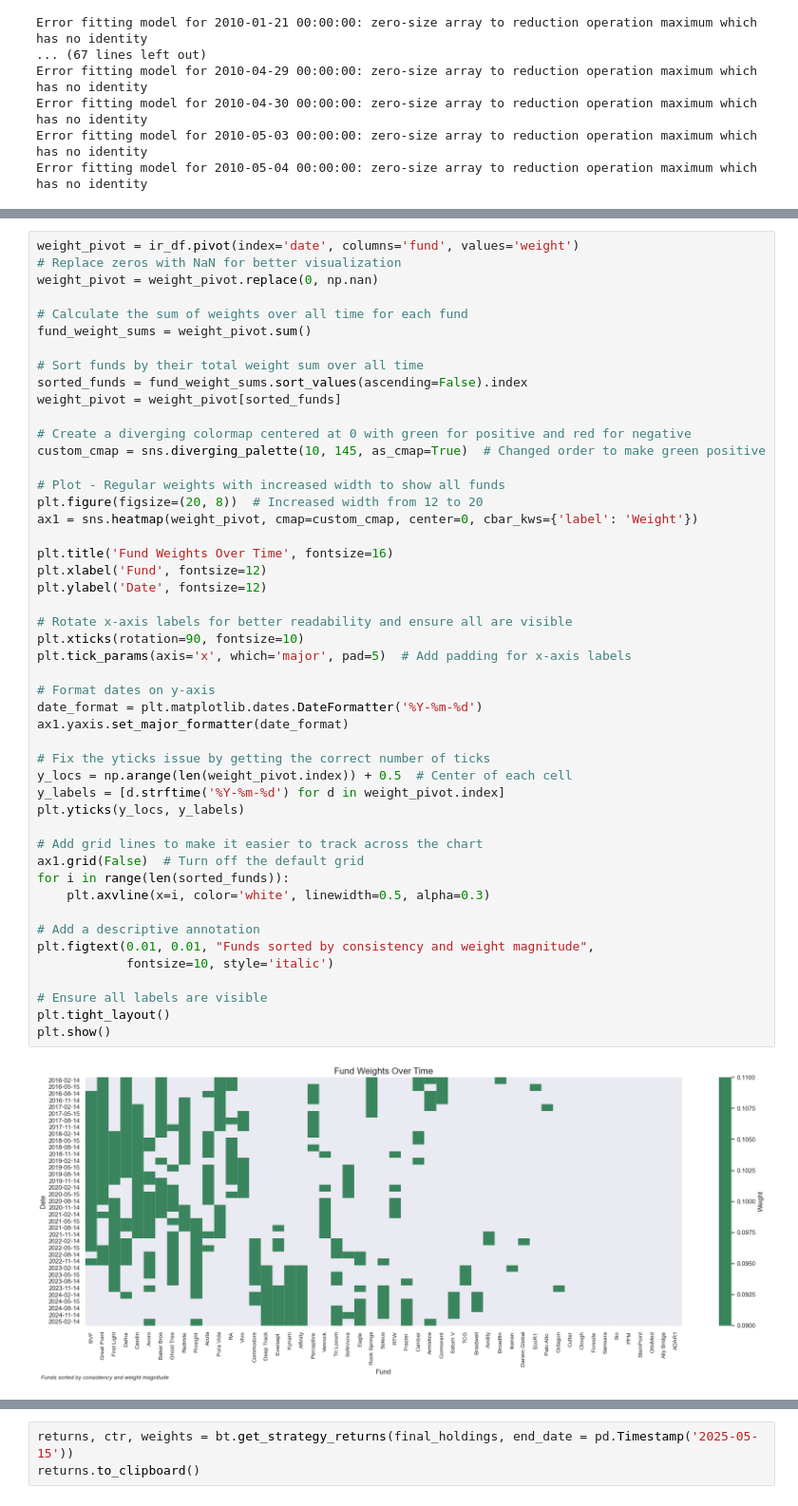
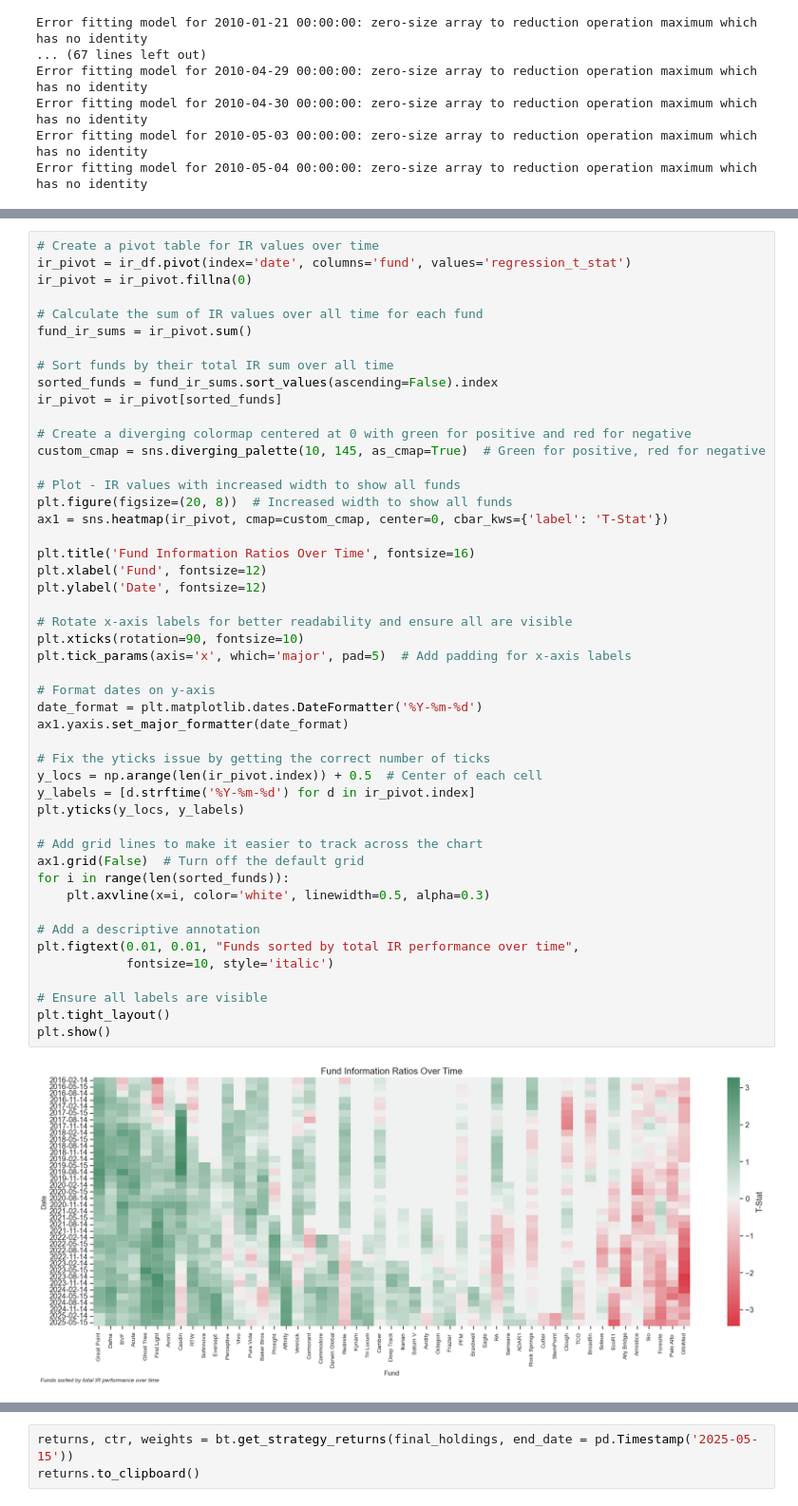
Before and after one commit to UVIMCO/Biotech-Basket, a Jupyter notebook: FundModel.ipynb, the cells around one changed output, grey strips where cells are left out. Shown at 95% size. Drawn from its saved outputs; the diff is of its cells as text.

```diff
--- a/FundModel.ipynb
+++ b/FundModel.ipynb
@@ -413,50 +415,50 @@ final_holdings = bt.adjust_holdings(final_holdings, max_participation=0.2, port_
 # %%
-weight_pivot = ir_df.pivot(index='date', columns='fund', values='weight')
-# Replace zeros with NaN for better visualization
-weight_pivot = weight_pivot.replace(0, np.nan)
+# Create a pivot table for IR values over time
+ir_pivot = ir_df.pivot(index='date', columns='fund', values='regression_t_stat')
+ir_pivot = ir_pivot.fillna(0)
 
-# Calculate the sum of weights over all time for each fund
-fund_weight_sums = weight_pivot.sum()
+# Calculate the sum of IR values over all time for each fund
+fund_ir_sums = ir_pivot.sum()
 
-# Sort funds by their total weight sum over all time
-sorted_funds = fund_weight_sums.sort_values(ascending=False).index
-weight_pivot = weight_pivot[sorted_funds]
+# Sort funds by their total IR sum over all time
+sorted_funds = fund_ir_sums.sort_values(ascending=False).index
+ir_pivot = ir_pivot[sorted_funds]
 
 # Create a diverging colormap centered at 0 with green for positive and red for negative
-custom_cmap = sns.diverging_palette(10, 145, as_cmap=True)  # Changed order to make green positive
+custom_cmap = sns.diverging_palette(10, 145, as_cmap=True)  # Green for positive, red for negative
 
-# Plot - Regular weights with increased width to show all funds
-plt.figure(figsize=(20, 8))  # Increased width from 12 to 20
-ax1 = sns.heatmap(weight_pivot, cmap=custom_cmap, center=0, cbar_kws={'label': 'Weight'})
+# Plot - IR values with increased width to show all funds
+plt.figure(figsize=(20, 8))  # Increased width to show all funds
+ax1 = sns.heatmap(ir_pivot, cmap=custom_cmap, center=0, cbar_kws={'label': 'T-Stat'})
 
-plt.title('Fund Weights Over Time', fontsize=16)
+plt.title('Fund Information Ratios Over Time', fontsize=16)
 plt.xlabel('Fund', fontsize=12)
 plt.ylabel('Date', fontsize=12)
 
 # Rotate x-axis labels for better readability and ensure all are visible
 plt.xticks(rotation=90, fontsize=10)
 plt.tick_params(axis='x', which='major', pad=5)  # Add padding for x-axis labels
 
 # Format dates on y-axis
 date_format = plt.matplotlib.dates.DateFormatter('%Y-%m-%d')
 ax1.yaxis.set_major_formatter(date_format)
 
 # Fix the yticks issue by getting the correct number of ticks
-y_locs = np.arange(len(weight_pivot.index)) + 0.5  # Center of each cell
-y_labels = [d.strftime('%Y-%m-%d') for d in weight_pivot.index]
+y_locs = np.arange(len(ir_pivot.index)) + 0.5  # Center of each cell
+y_labels = [d.strftime('%Y-%m-%d') for d in ir_pivot.index]
 plt.yticks(y_locs, y_labels)
 
 # Add grid lines to make it easier to track across the chart
 ax1.grid(False)  # Turn off the default grid
 for i in range(len(sorted_funds)):
     plt.axvline(x=i, color='white', linewidth=0.5, alpha=0.3)
 
 # Add a descriptive annotation
-plt.figtext(0.01, 0.01, "Funds sorted by consistency and weight magnitude",
+plt.figtext(0.01, 0.01, "Funds sorted by total IR performance over time",
             fontsize=10, style='italic')
 
 # Ensure all labels are visible
 plt.tight_layout()
 plt.show()
 # %% [output]
-[figure, old version]
+[figure, new version]
```
Also changed, not shown: parts of 18 cells of this notebook, 3 other files.
